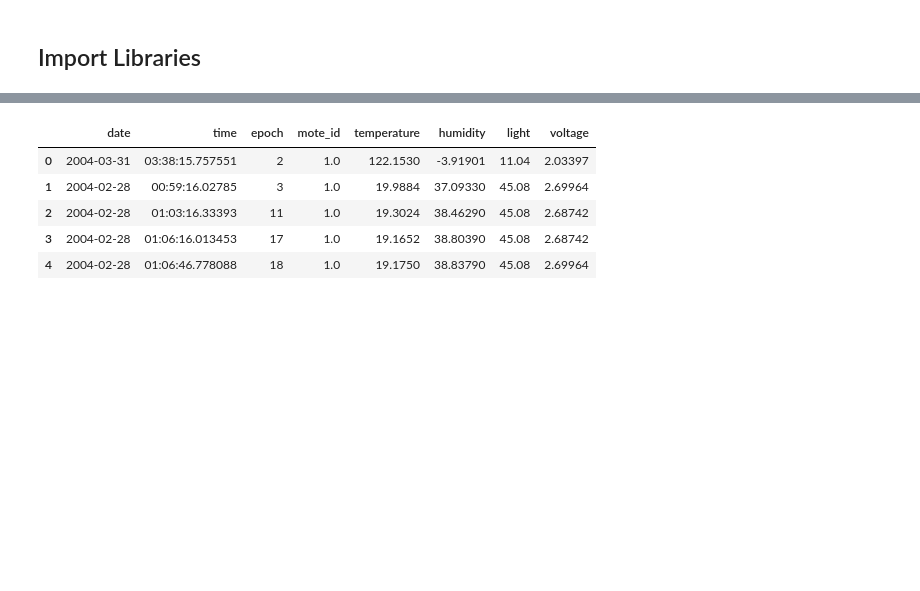
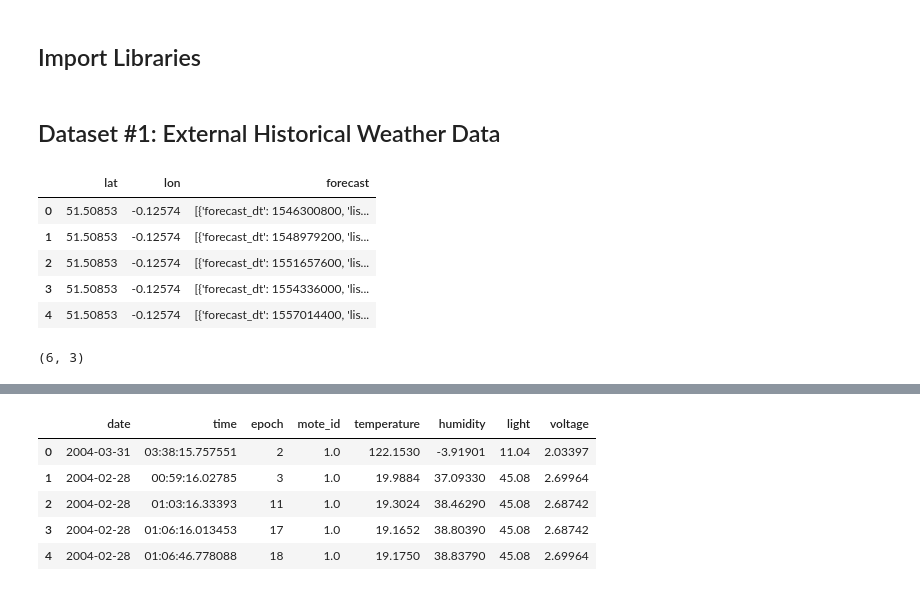
Before and after one commit to swaption2009/capstone, a Jupyter notebook: [Workbook] Data Preprocessing.ipynb, the cells around one changed output, grey strips where cells are left out. Saved outputs shown, nothing was run; the diff lists cells and outputs as text; code cells hidden in the pictures; blank space fills up the shorter version.

Commit message:
add weather forecast data

```diff
--- a/[Workbook] Data Preprocessing.ipynb
+++ b/[Workbook] Data Preprocessing.ipynb
@@ -18,3 +18,19 @@ import matplotlib.pyplot as plt
 
 import pyarrow as pa
 import pyarrow.parquet as pq
+# %% [markdown]
+## Dataset #1: External Historical Weather Data
+# %%
+weather_data = pd.read_json('data/weather.json')
+weather_data.head()
+# %% [output]
+|  | lat | lon | forecast |
+| 0 | 51.50853 | -0.12574 | [{'forecast_dt': 1546300800, 'lis... |
+| 1 | 51.50853 | -0.12574 | [{'forecast_dt': 1548979200, 'lis... |
+| 2 | 51.50853 | -0.12574 | [{'forecast_dt': 1551657600, 'lis... |
+| 3 | 51.50853 | -0.12574 | [{'forecast_dt': 1554336000, 'lis... |
+| 4 | 51.50853 | -0.12574 | [{'forecast_dt': 1557014400, 'lis... |
+# %%
+weather_data.shape
+# %% [output]
+(6, 3)
```
Also changed, not shown: parts of 6 cells of this notebook.
